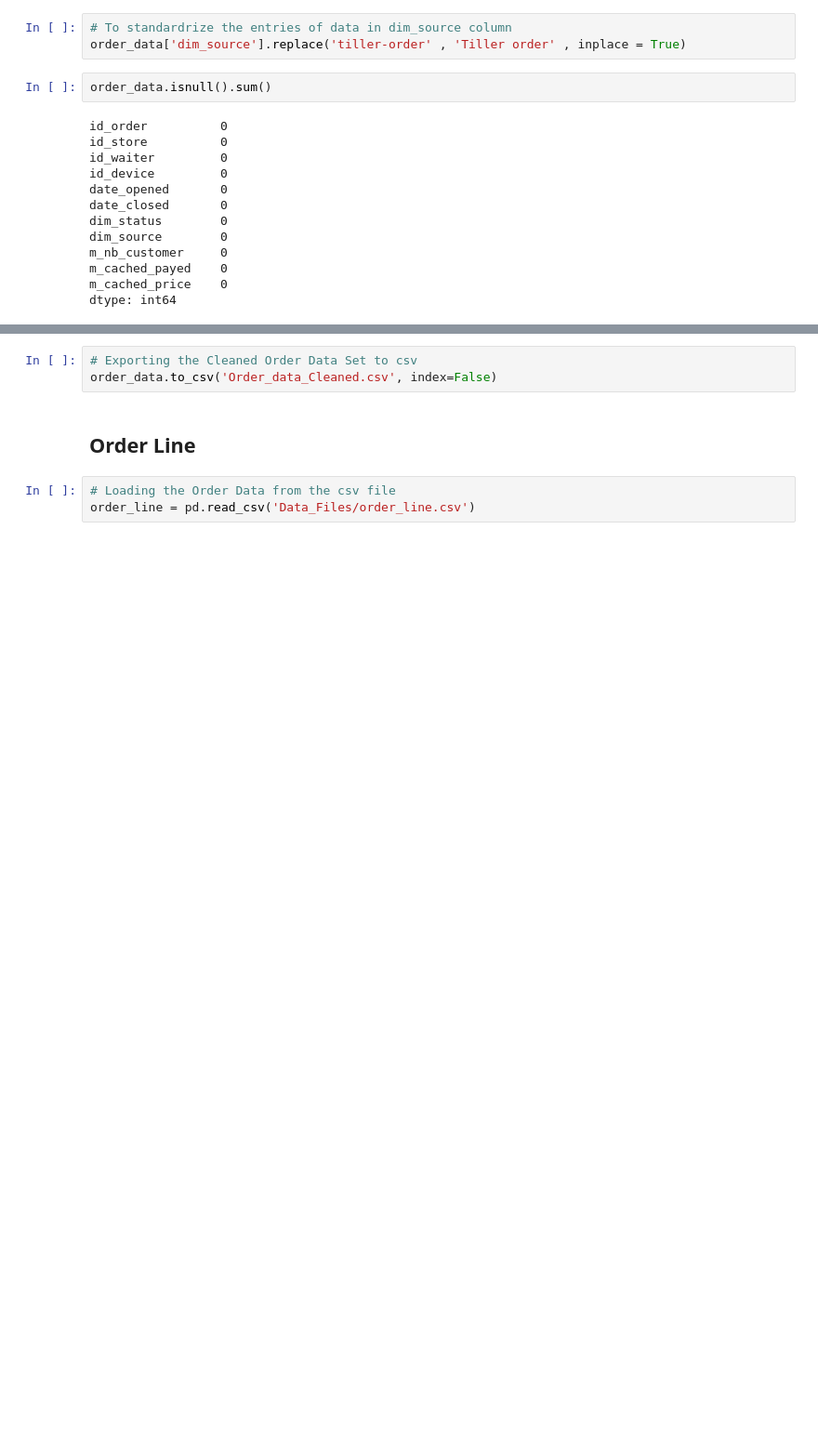
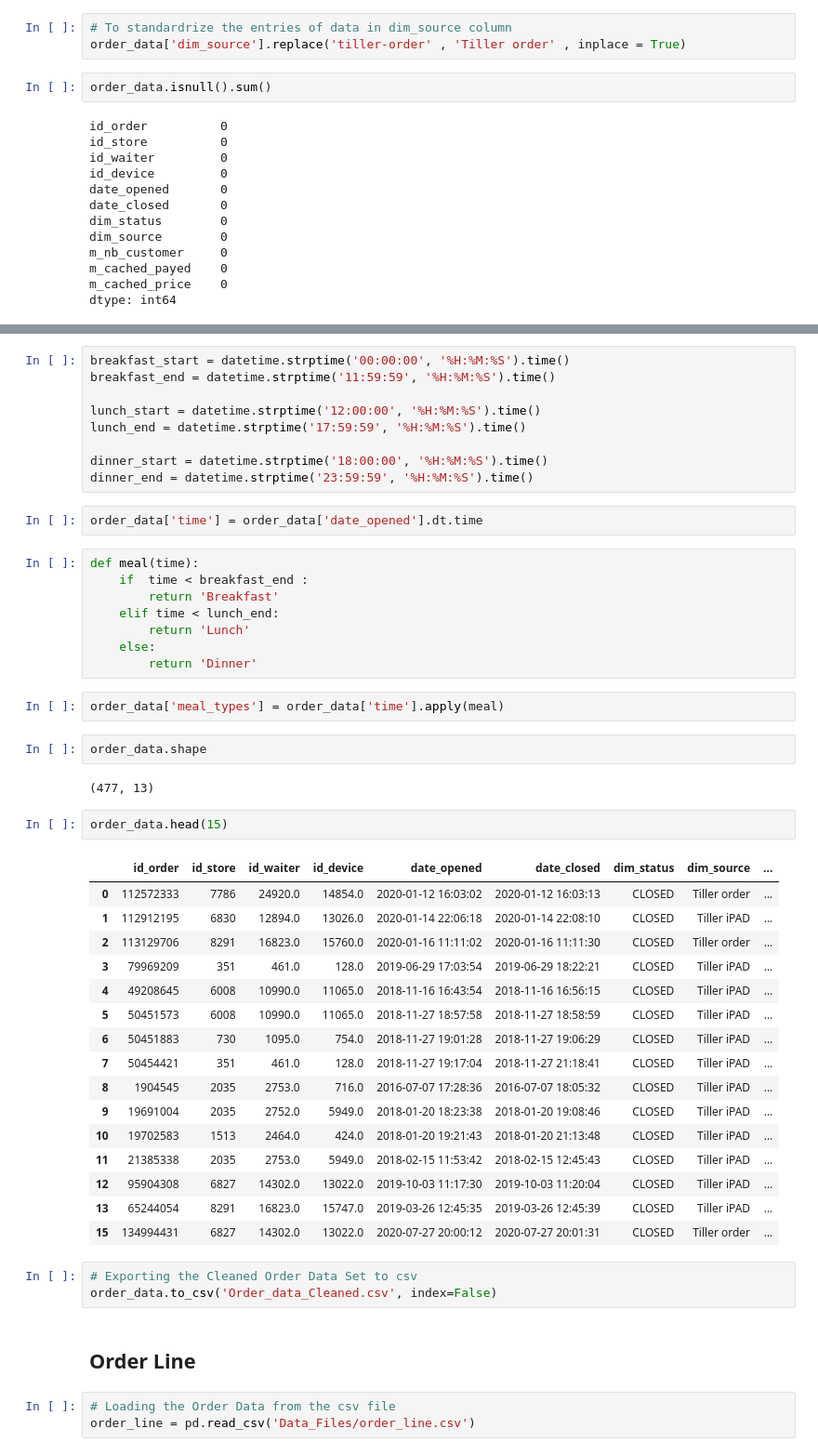
Before and after one commit to usamaqureshi27/Tiller-by-Sumup, a Jupyter notebook: data_cleaning.ipynb, the cells around one changed output, grey strips where cells are left out. Shown at 93% size. Cells and saved outputs as stored; diff of their text form; blank space fills up the shorter version.

```diff
--- a/data_cleaning.ipynb
+++ b/data_cleaning.ipynb
@@ -234,3 +249,47 @@ dtype: int64
+# %%
+breakfast_start = datetime.strptime('00:00:00', '%H:%M:%S').time()
+breakfast_end = datetime.strptime('11:59:59', '%H:%M:%S').time()
+
+lunch_start = datetime.strptime('12:00:00', '%H:%M:%S').time()
+lunch_end = datetime.strptime('17:59:59', '%H:%M:%S').time()
+
+dinner_start = datetime.strptime('18:00:00', '%H:%M:%S').time()
+dinner_end = datetime.strptime('23:59:59', '%H:%M:%S').time()
+# %%
+order_data['time'] = order_data['date_opened'].dt.time
+# %%
+def meal(time):
+    if  time < breakfast_end :
+        return 'Breakfast'
+    elif time < lunch_end:
+        return 'Lunch'
+    else:
+        return 'Dinner'
+# %%
+order_data['meal_types'] = order_data['time'].apply(meal)
+# %%
+order_data.shape
+# %% [output]
+(477, 13)
+# %%
+order_data.head(15)
+# %% [output]
+|  | id_order | id_store | id_waiter | id_device | date_opened | date_closed | dim_status | dim_source | ... |
+| 0 | 112572333 | 7786 | 24920.0 | 14854.0 | 2020-01-12 16:03:02 | 2020-01-12 16:03:13 | CLOSED | Tiller order | ... |
+| 1 | 112912195 | 6830 | 12894.0 | 13026.0 | 2020-01-14 22:06:18 | 2020-01-14 22:08:10 | CLOSED | Tiller iPAD | ... |
+| 2 | 113129706 | 8291 | 16823.0 | 15760.0 | 2020-01-16 11:11:02 | 2020-01-16 11:11:30 | CLOSED | Tiller order | ... |
+| 3 | 79969209 | 351 | 461.0 | 128.0 | 2019-06-29 17:03:54 | 2019-06-29 18:22:21 | CLOSED | Tiller iPAD | ... |
+| 4 | 49208645 | 6008 | 10990.0 | 11065.0 | 2018-11-16 16:43:54 | 2018-11-16 16:56:15 | CLOSED | Tiller iPAD | ... |
+| 5 | 50451573 | 6008 | 10990.0 | 11065.0 | 2018-11-27 18:57:58 | 2018-11-27 18:58:59 | CLOSED | Tiller iPAD | ... |
+| 6 | 50451883 | 730 | 1095.0 | 754.0 | 2018-11-27 19:01:28 | 2018-11-27 19:06:29 | CLOSED | Tiller iPAD | ... |
+| 7 | 50454421 | 351 | 461.0 | 128.0 | 2018-11-27 19:17:04 | 2018-11-27 21:18:41 | CLOSED | Tiller iPAD | ... |
+| 8 | 1904545 | 2035 | 2753.0 | 716.0 | 2016-07-07 17:28:36 | 2016-07-07 18:05:32 | CLOSED | Tiller iPAD | ... |
+| 9 | 19691004 | 2035 | 2752.0 | 5949.0 | 2018-01-20 18:23:38 | 2018-01-20 19:08:46 | CLOSED | Tiller iPAD | ... |
+| 10 | 19702583 | 1513 | 2464.0 | 424.0 | 2018-01-20 19:21:43 | 2018-01-20 21:13:48 | CLOSED | Tiller iPAD | ... |
+| 11 | 21385338 | 2035 | 2753.0 | 5949.0 | 2018-02-15 11:53:42 | 2018-02-15 12:45:43 | CLOSED | Tiller iPAD | ... |
+| 12 | 95904308 | 6827 | 14302.0 | 13022.0 | 2019-10-03 11:17:30 | 2019-10-03 11:20:04 | CLOSED | Tiller iPAD | ... |
+| 13 | 65244054 | 8291 | 16823.0 | 15747.0 | 2019-03-26 12:45:35 | 2019-03-26 12:45:39 | CLOSED | Tiller iPAD | ... |
+| 15 | 134994431 | 6827 | 14302.0 | 13022.0 | 2020-07-27 20:00:12 | 2020-07-27 20:01:31 | CLOSED | Tiller order | ... |
 # %%
 # Exporting the Cleaned Order Data Set to csv
 order_data.to_csv('Order_data_Cleaned.csv', index=False)
```
Also changed, not shown: parts of 29 cells of this notebook, 6 other files.
